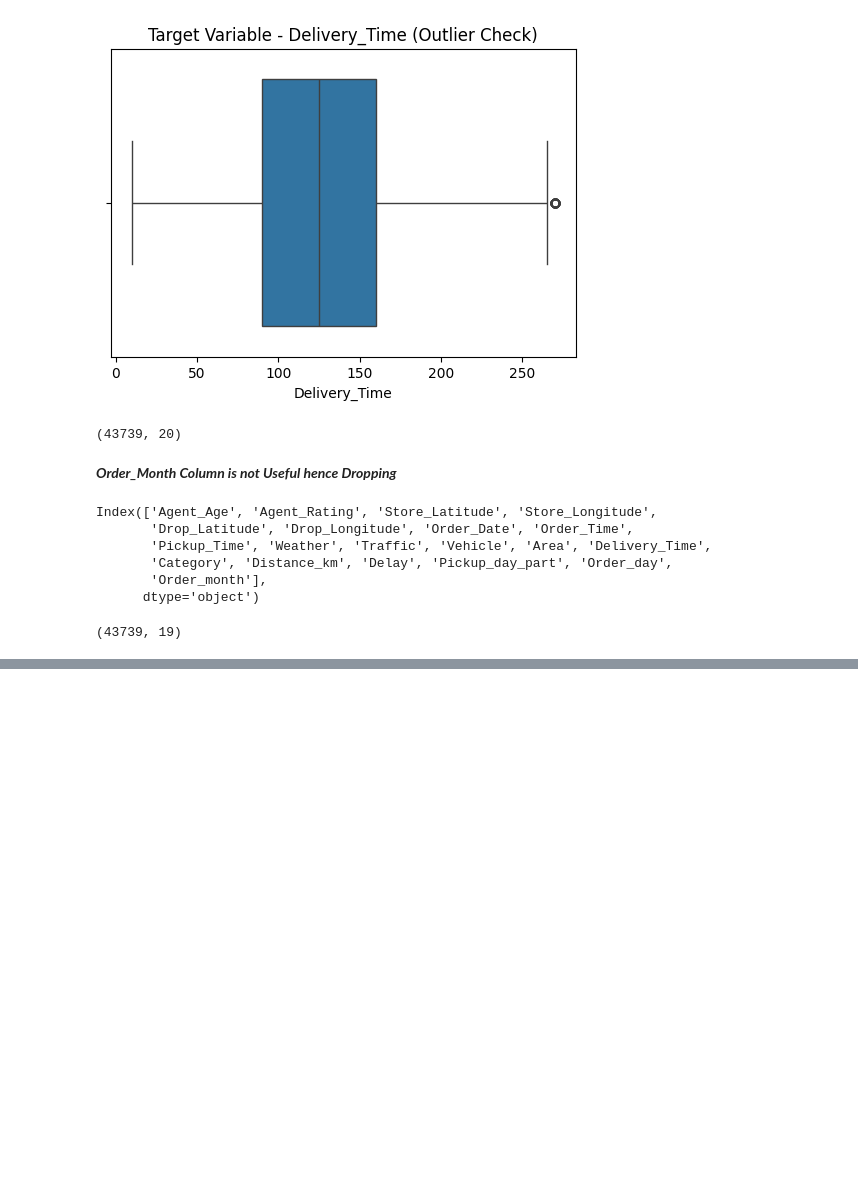
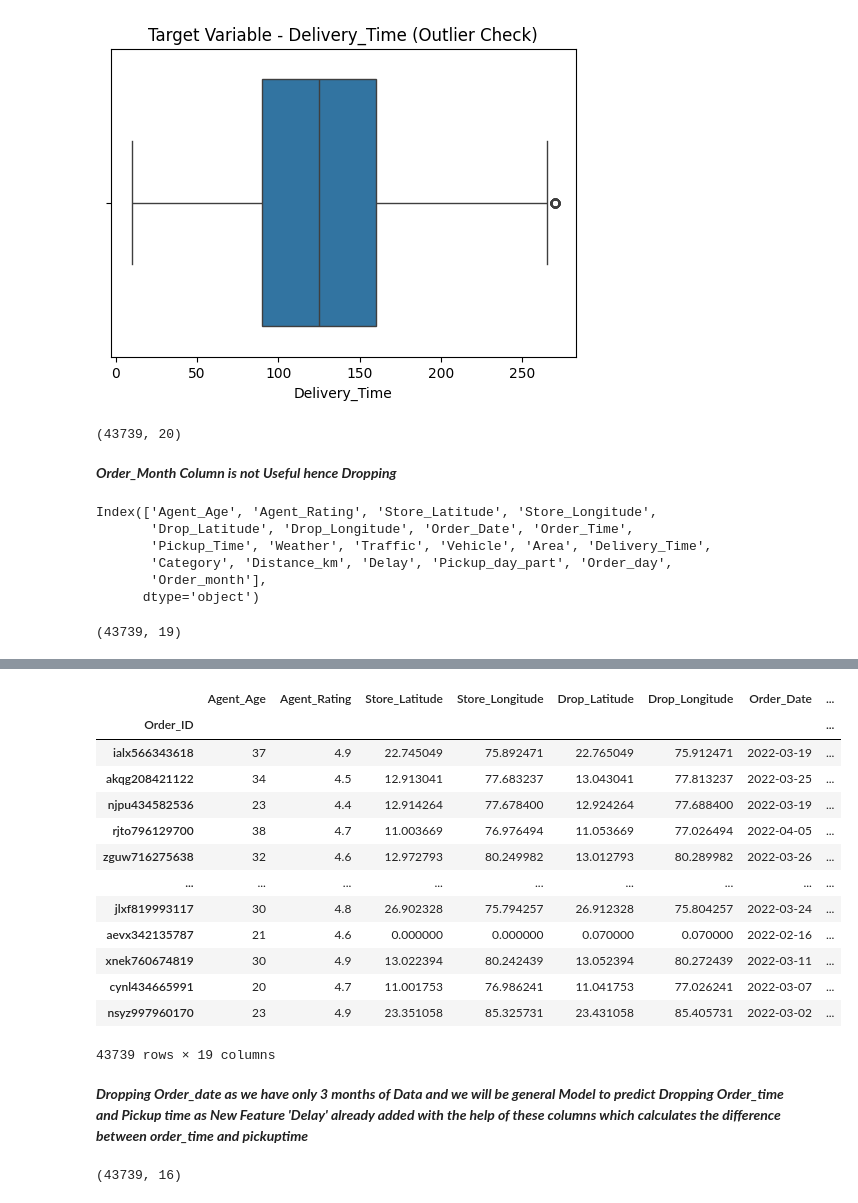
Before and after one commit to sushantkas/Project-3, a Jupyter notebook: EDA.ipynb, the cells around one changed output, grey strips where cells are left out. Drawn from its saved outputs; the diff is of its cells as text; code cells hidden in the pictures; blank space fills up the shorter version.

```diff
--- a/EDA.ipynb
+++ b/EDA.ipynb
@@ -1195,0 +1204,21 @@ amazon.shape
+# %%
+amazon
+# %% [output]
+|  | Agent_Age | Agent_Rating | Store_Latitude | Store_Longitude | Drop_Latitude | Drop_Longitude | Order_Date | ... |
+| Order_ID |  |  |  |  |  |  |  | ... |
+| ialx566343618 | 37 | 4.9 | 22.745049 | 75.892471 | 22.765049 | 75.912471 | 2022-03-19 | ... |
+| akqg208421122 | 34 | 4.5 | 12.913041 | 77.683237 | 13.043041 | 77.813237 | 2022-03-25 | ... |
+| njpu434582536 | 23 | 4.4 | 12.914264 | 77.678400 | 12.924264 | 77.688400 | 2022-03-19 | ... |
+| rjto796129700 | 38 | 4.7 | 11.003669 | 76.976494 | 11.053669 | 77.026494 | 2022-04-05 | ... |
+| zguw716275638 | 32 | 4.6 | 12.972793 | 80.249982 | 13.012793 | 80.289982 | 2022-03-26 | ... |
+| ... | ... | ... | ... | ... | ... | ... | ... | ... |
+| jlxf819993117 | 30 | 4.8 | 26.902328 | 75.794257 | 26.912328 | 75.804257 | 2022-03-24 | ... |
+| aevx342135787 | 21 | 4.6 | 0.000000 | 0.000000 | 0.070000 | 0.070000 | 2022-02-16 | ... |
+| xnek760674819 | 30 | 4.9 | 13.022394 | 80.242439 | 13.052394 | 80.272439 | 2022-03-11 | ... |
+| cynl434665991 | 20 | 4.7 | 11.001753 | 76.986241 | 11.041753 | 77.026241 | 2022-03-07 | ... |
+| nsyz997960170 | 23 | 4.9 | 23.351058 | 85.325731 | 23.431058 | 85.405731 | 2022-03-02 | ... |
+43739 rows × 19 columns
+# %% [markdown]
+***Dropping Order_date as we have only 3 months of Data and we will be general Model to predict
+    Dropping Order_time and Pickup time as New Feature 'Delay' already added with the help of these columns which calculates the difference between
+    order_time and pickuptime***
@@ -1195,0 +1227,4 @@ amazon.shape
+# %%
+amazon.shape
+# %% [output]
+(43739, 16)
```
Also changed, not shown: parts of 4 cells of this notebook, 3 other files.
